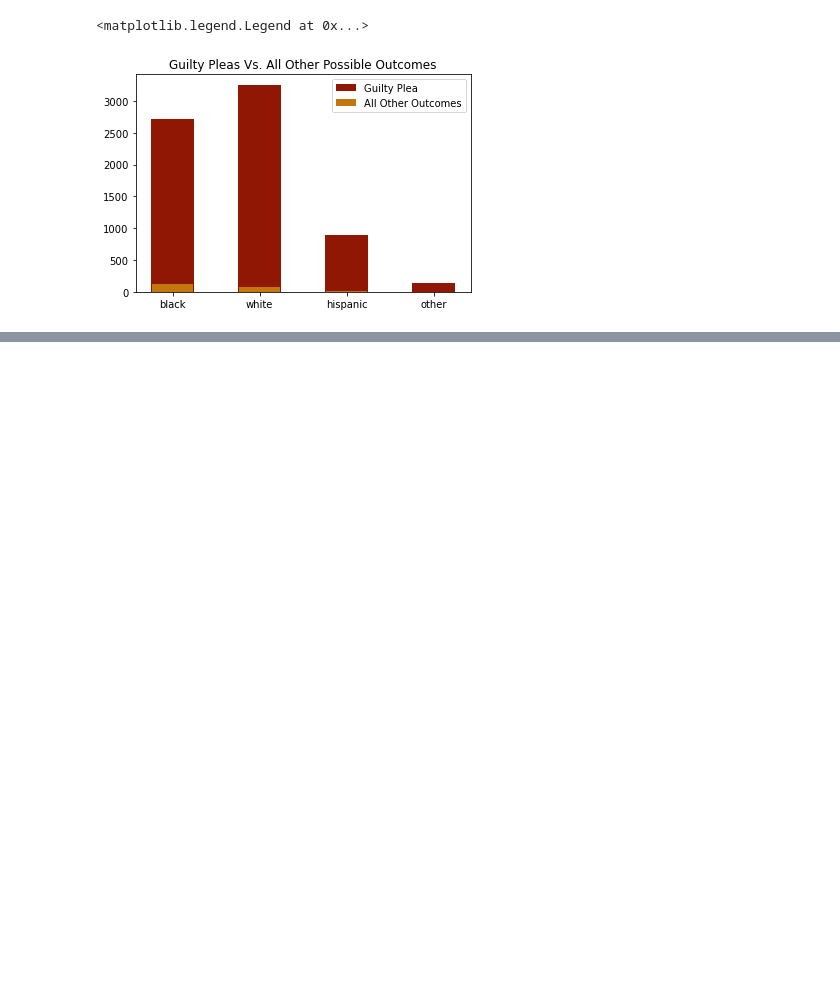
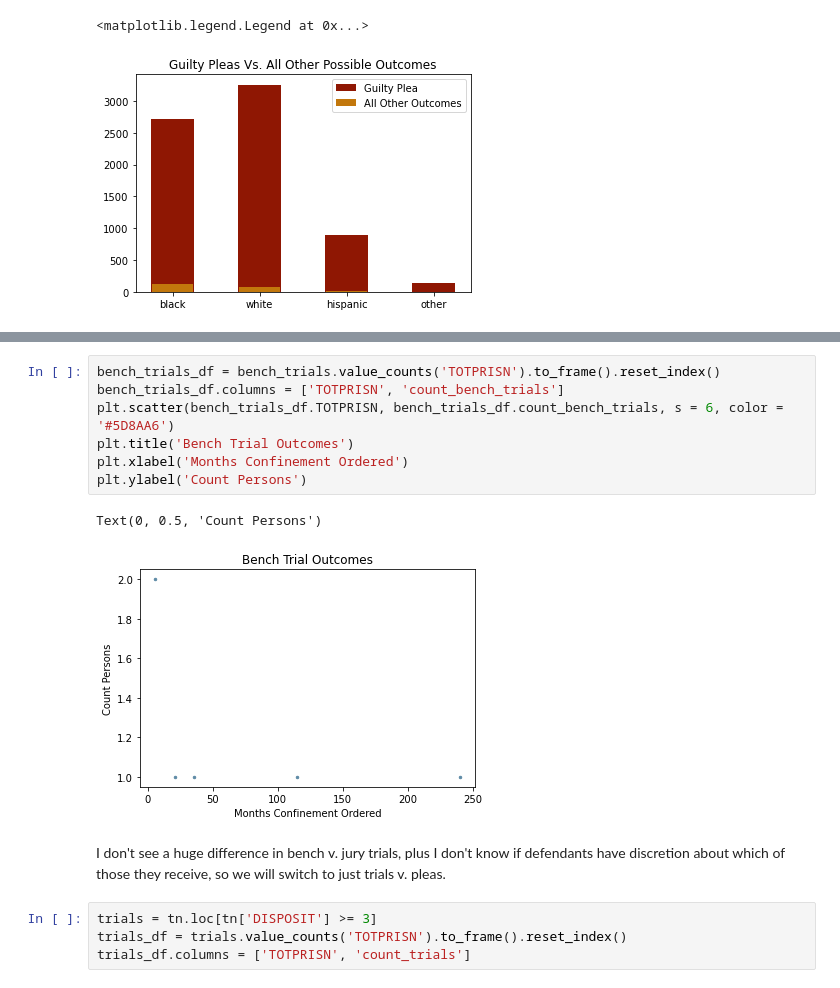
Before and after one commit to jenwhitson/sentencing_project, a Jupyter notebook: notebooks/individual_offender_eda.ipynb, the cells around one changed output, grey strips where cells are left out. Drawn from its saved outputs; the diff is of its cells as text; blank space fills up the shorter version.

```diff
--- a/notebooks/individual_offender_eda.ipynb
+++ b/notebooks/individual_offender_eda.ipynb
@@ -1602,0 +1633,16 @@ plt.legend()
+# %%
+bench_trials_df = bench_trials.value_counts('TOTPRISN').to_frame().reset_index()
+bench_trials_df.columns = ['TOTPRISN', 'count_bench_trials']
+plt.scatter(bench_trials_df.TOTPRISN, bench_trials_df.count_bench_trials, s = 6, color = '#5D8AA6')
+plt.title('Bench Trial Outcomes')
+plt.xlabel('Months Confinement Ordered')
+plt.ylabel('Count Persons')
+# %% [output]
+Text(0, 0.5, 'Count Persons')
+[figure, added]
+# %% [markdown]
+I don't see a huge difference in bench v. jury trials, plus I don't know if defendants have discretion about which of those they receive, so we will switch to just trials v. pleas.
+# %%
+trials = tn.loc[tn['DISPOSIT'] >= 3]
+trials_df = trials.value_counts('TOTPRISN').to_frame().reset_index()
+trials_df.columns = ['TOTPRISN', 'count_trials']
```
Also changed, not shown: parts of 21 cells of this notebook.
